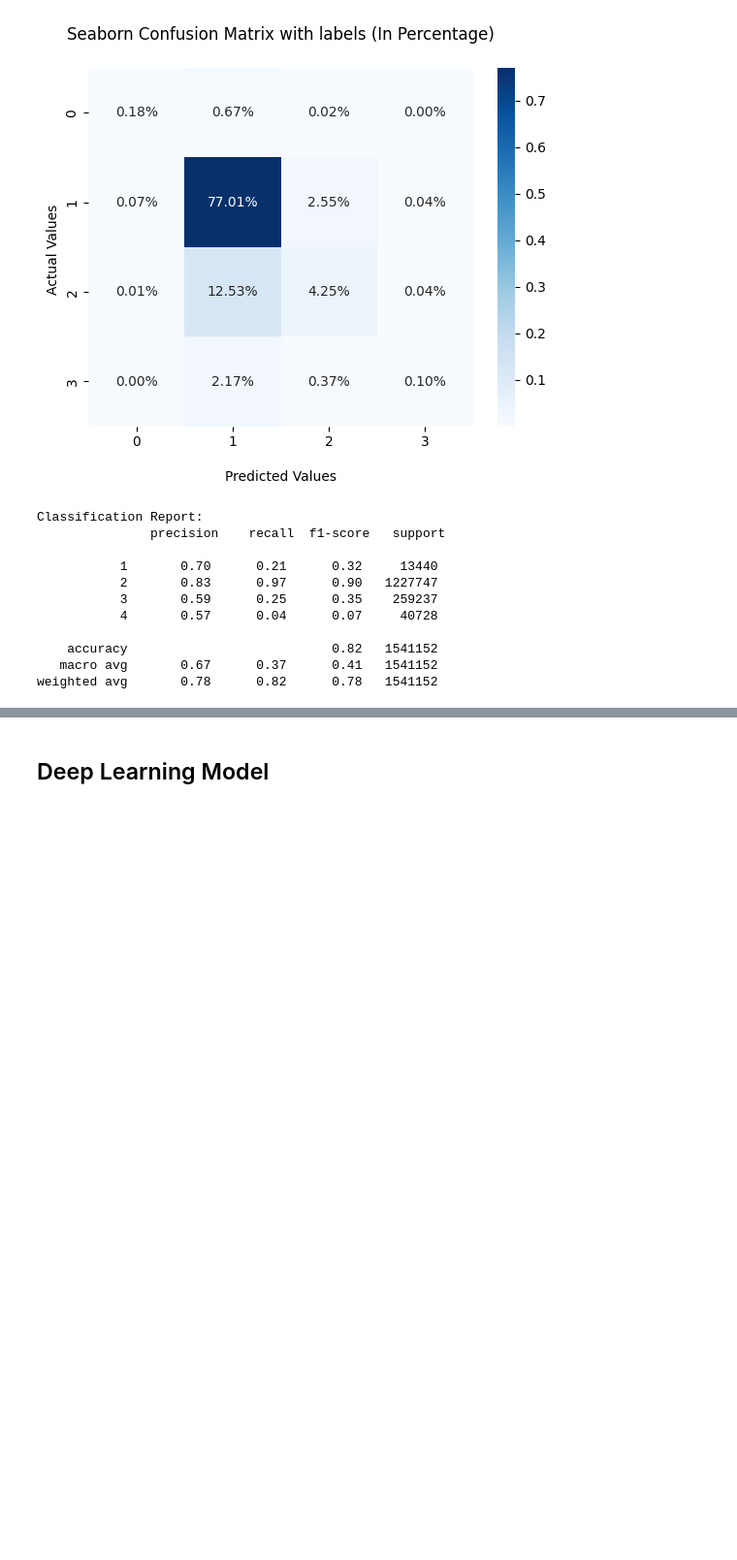
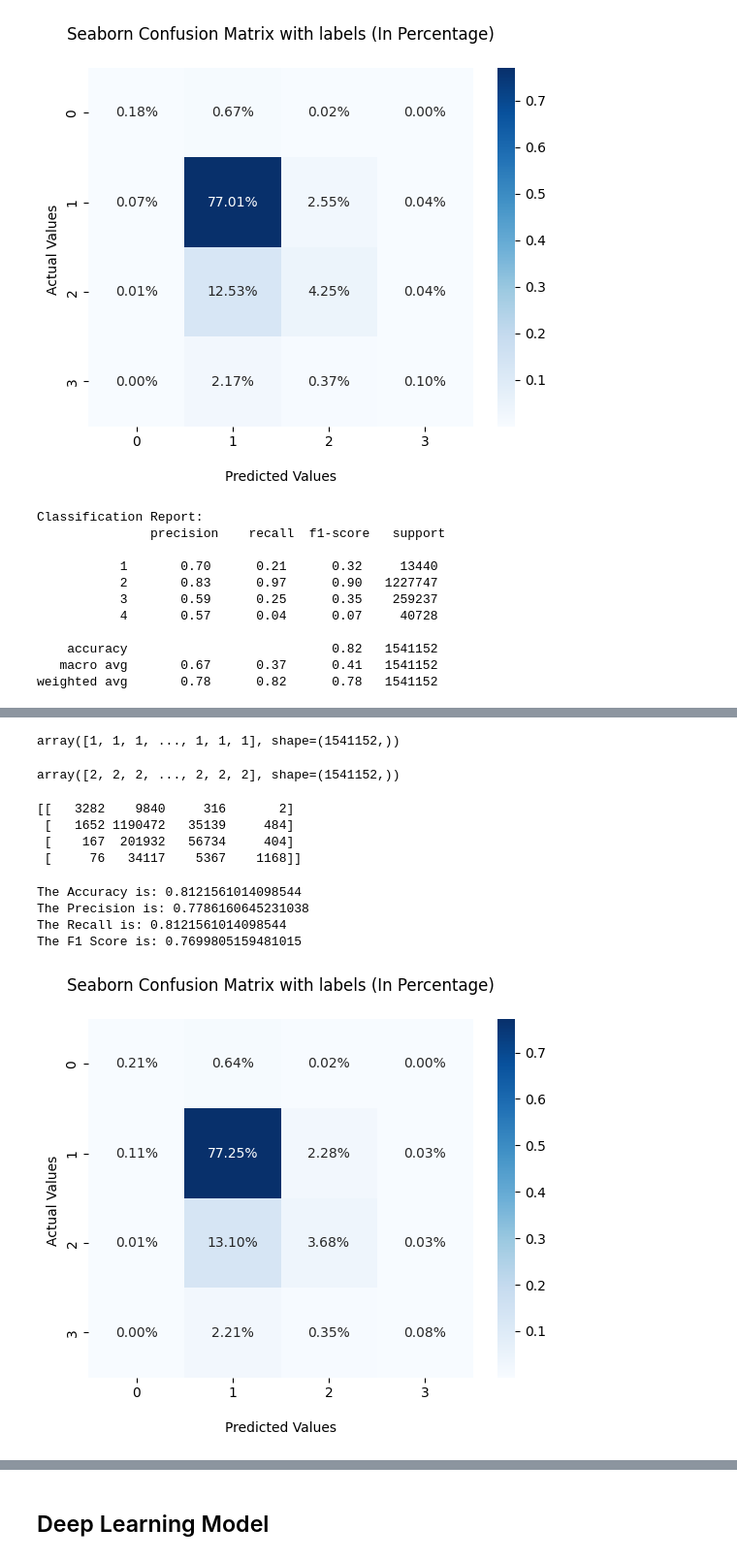
Before and after one commit to zoya-fatima22/us-accidents-thesis, a Jupyter notebook: experiments/3_ml_train.ipynb, the cells around one changed output, grey strips where cells are left out. Shown: that part at 97% size. Drawn from its saved outputs; the diff is of its cells as text; code cells hidden in the pictures; blank space fills up the shorter version.

```diff
--- a/experiments/3_ml_train.ipynb
+++ b/experiments/3_ml_train.ipynb
@@ -522,0 +528,7 @@ weighted avg       0.78      0.82      0.78   1541152
+# %%
+lgb_classifier = LGBMClassifier(
+    random_state=42,
+    n_jobs=-1
+)
+
+lgb_classifier.fit(x_train_p, y_train_encoded)
@@ -522,0 +546,40 @@ weighted avg       0.78      0.82      0.78   1541152
+# %%
+y_pred_encoded = lgb_classifier.predict(x_test_p)
+y_pred_encoded
+# %% [output]
+array([1, 1, 1, ..., 1, 1, 1], shape=(1541152,))
+# %%
+y_pred = le.inverse_transform(y_pred_encoded)
+y_pred
+# %% [output]
+array([2, 2, 2, ..., 2, 2, 2], shape=(1541152,))
+# %%
+cf_matrix = confusion_matrix(y_test, y_pred)
+print(cf_matrix)
+# %% [output]
+[[   3282    9840     316       2]
+ [   1652 1190472   35139     484]
+ [    167  201932   56734     404]
+ [     76   34117    5367    1168]]
+# %%
+print(f"The Accuracy is: {accuracy_score(y_test, y_pred)}")
+print(f"The Precision is: {precision_score(y_test, y_pred, average='weighted')}")
+print(f"The Recall is: {recall_score(y_test, y_pred, average='weighted')}")
+
+print(f"The F1 Score is: {f1_score(y_test, y_pred, average='weighted')}")
+# %% [output]
+The Accuracy is: 0.8121561014098544
+The Precision is: 0.7786160645231038
+The Recall is: 0.8121561014098544
+The F1 Score is: 0.7699805159481015
+# %%
+ax = sns.heatmap(cf_matrix/np.sum(cf_matrix), annot=True,
+            fmt='.2%', cmap='Blues')
+
+ax.set_title('Seaborn Confusion Matrix with labels (In Percentage)\n');
+ax.set_xlabel('\nPredicted Values')
+ax.set_ylabel('Actual Values ');
+
+plt.show()
+# %% [output]
+[figure, added]
```
Also changed, not shown: parts of 15 cells of this notebook, 4 other files.
